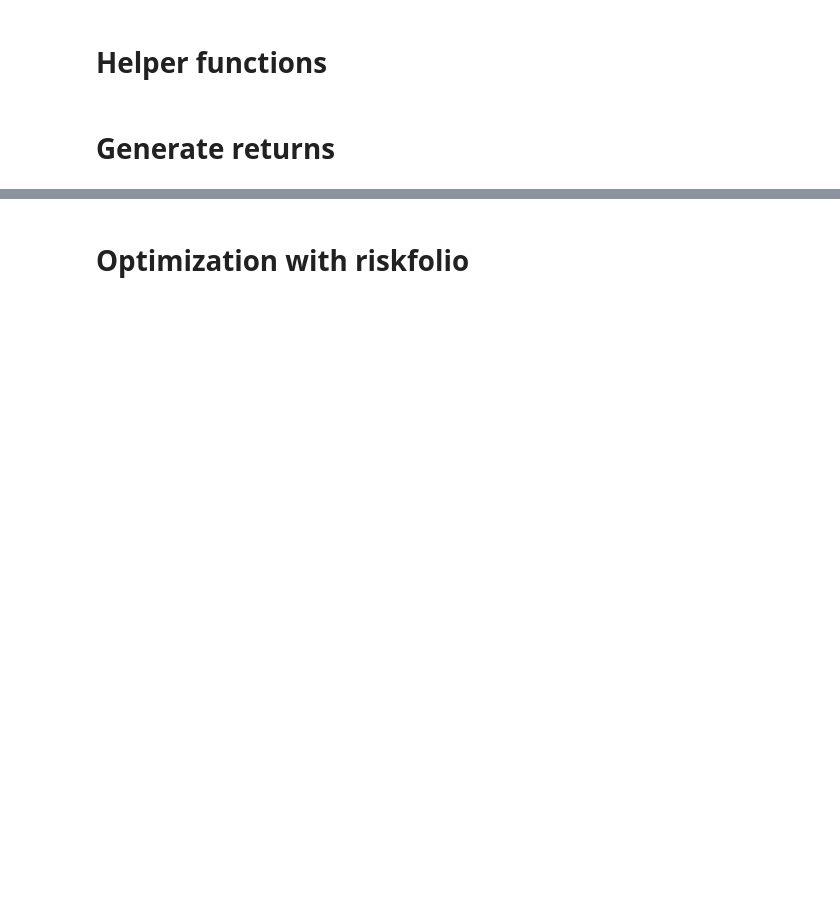
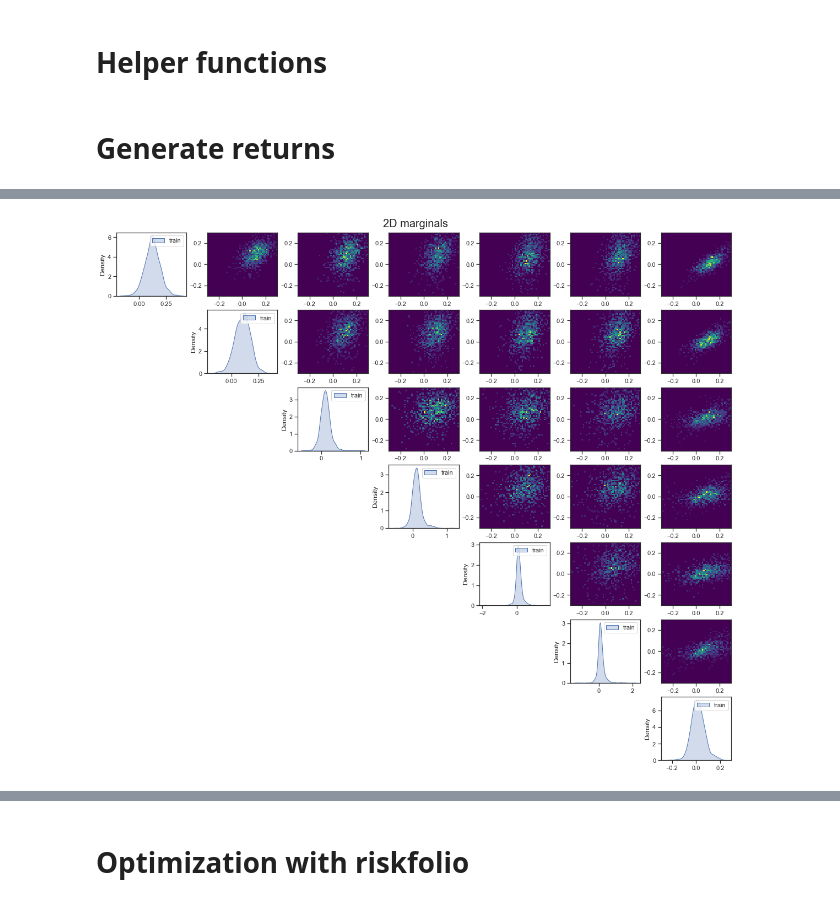
Before and after one commit to starovoitovs/defi, a Jupyter notebook: generator_cvar.ipynb, the cells around one changed output, grey strips where cells are left out. Saved outputs shown, nothing was run; the diff lists cells and outputs as text; code cells hidden in the pictures; blank space fills up the shorter version.

```diff
--- a/generator_cvar.ipynb
+++ b/generator_cvar.ipynb
@@ -31,6 +31,22 @@ def plot_hist(returns):
     plt.axvline(cvar, c='r', linestyle='--', label=f'CVaR={cvar:4.2}')
     plt.axvline(zeta, c='g', linestyle='--', label=f'P={p}')
     plt.legend()
+# %%
+def plot_2d(returns):
+
+    n_assets = returns.shape[1]
+
+    fig, ax = plt.subplots(nrows=n_assets, ncols=n_assets, figsize=(2 * n_assets + 2, 2 * n_assets), constrained_layout=True)
+    fig.suptitle('2D marginals', fontsize=20)
+
+    for i in range(n_assets):
+        for j in range(n_assets):
+            if i < j:
+                ax[i][j].hist2d(returns[:, i], returns[:, j], bins=50, range=[[-0.3, 0.3], [-0.3, 0.3]], cmap='viridis')
+            if i > j:
+                fig.delaxes(ax[i][j])
+        sns.kdeplot(data=returns[:, i], ax=ax[i][i], fill=True, label='train')
+        ax[i][i].legend()
 # %% [markdown]
 # Generate returns
 # %%
@@ -83,0 +102,4 @@ plt.legend()
+# %%
+plot_2d(log_ret)
+# %% [output]
+[figure, added]
```
Also changed, not shown: parts of 6 cells of this notebook.
